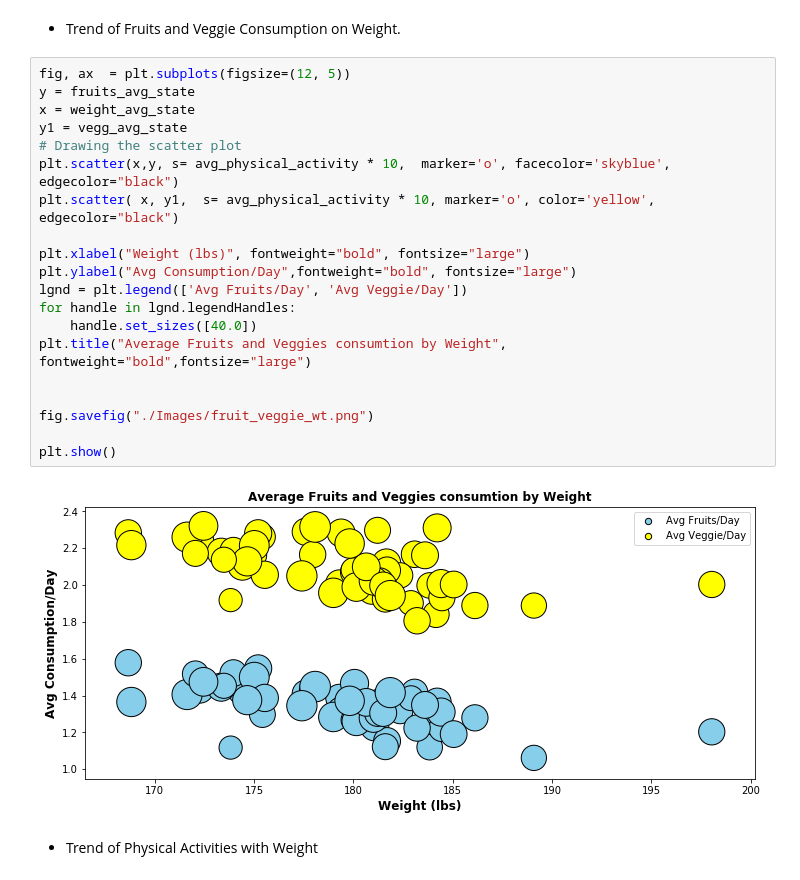
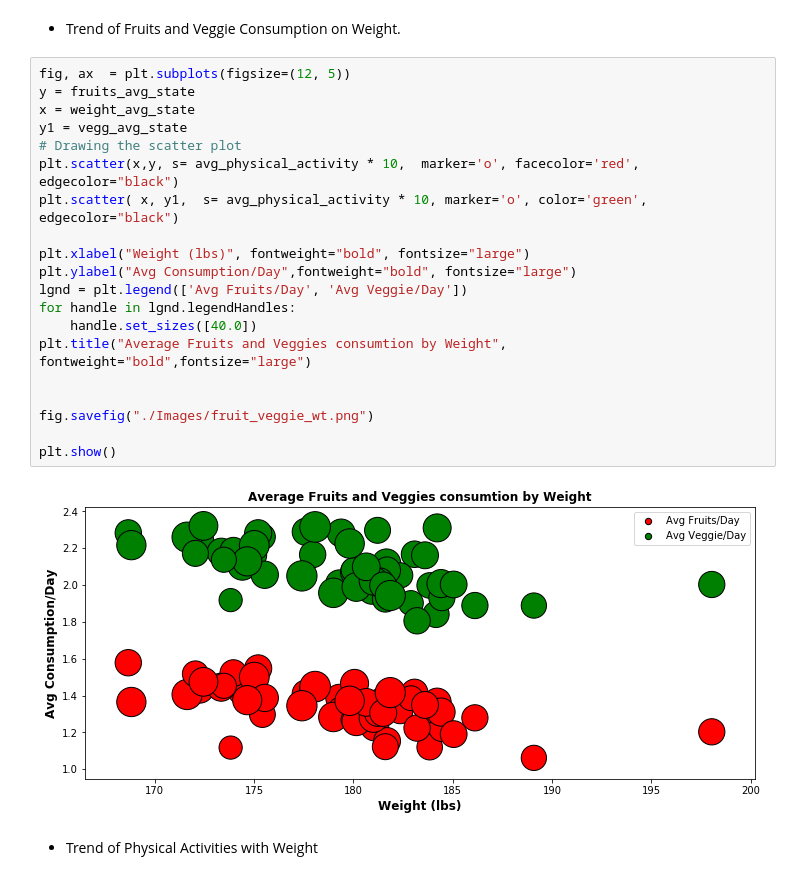
Before and after one commit to ic2019/groupb_project1, a Jupyter notebook: Behavior_Analysis_1.ipynb, the cells around one changed output. Drawn from its saved outputs; the diff is of its cells as text.

```diff
--- a/Behavior_Analysis_1.ipynb
+++ b/Behavior_Analysis_1.ipynb
@@ -254,25 +272,25 @@ avg_alcohol = grouped_data["Alcohol/Day"]
 # %%
 fig, ax  = plt.subplots(figsize=(12, 5))
 y = fruits_avg_state
 x = weight_avg_state
 y1 = vegg_avg_state
 # Drawing the scatter plot
-plt.scatter(x,y, s= avg_physical_activity * 10,  marker='o', facecolor='skyblue', edgecolor="black")
-plt.scatter( x, y1,  s= avg_physical_activity * 10, marker='o', color='yellow', edgecolor="black")
+plt.scatter(x,y, s= avg_physical_activity * 10,  marker='o', facecolor='red', edgecolor="black")
+plt.scatter( x, y1,  s= avg_physical_activity * 10, marker='o', color='green', edgecolor="black")
 
 plt.xlabel("Weight (lbs)", fontweight="bold", fontsize="large")
 plt.ylabel("Avg Consumption/Day",fontweight="bold", fontsize="large")
 lgnd = plt.legend(['Avg Fruits/Day', 'Avg Veggie/Day'])
 for handle in lgnd.legendHandles:
     handle.set_sizes([40.0])
 plt.title("Average Fruits and Veggies consumtion by Weight", fontweight="bold",fontsize="large")
 
 
 fig.savefig("./Images/fruit_veggie_wt.png")
 
 plt.show()
 # %% [output]
-[figure, old version]
+[figure, new version]
 # %% [markdown]
 * Trend of Physical Activities with Weight
 # %%
```
Also changed, not shown: parts of 23 cells of this notebook, 9 other files.
